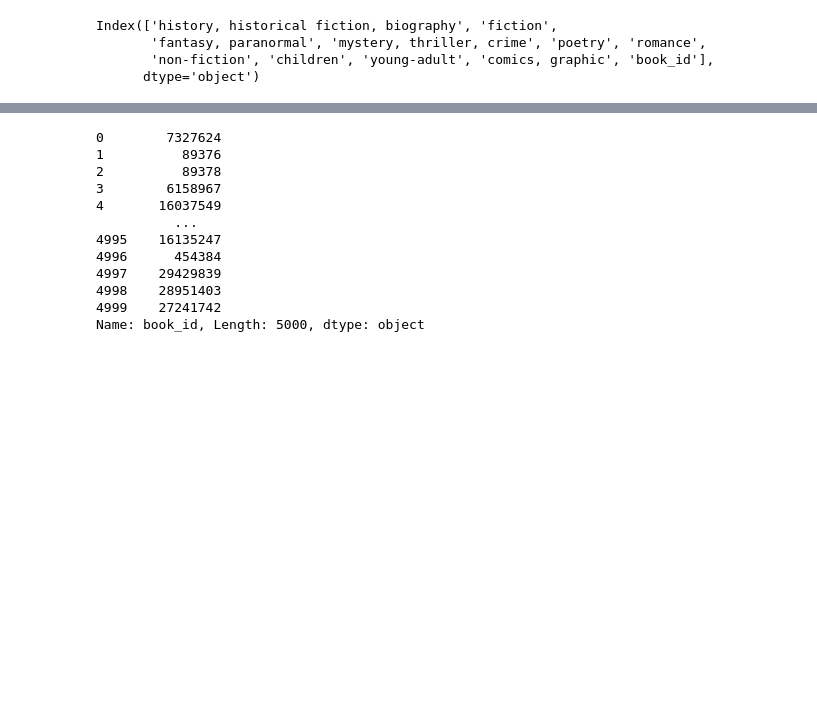
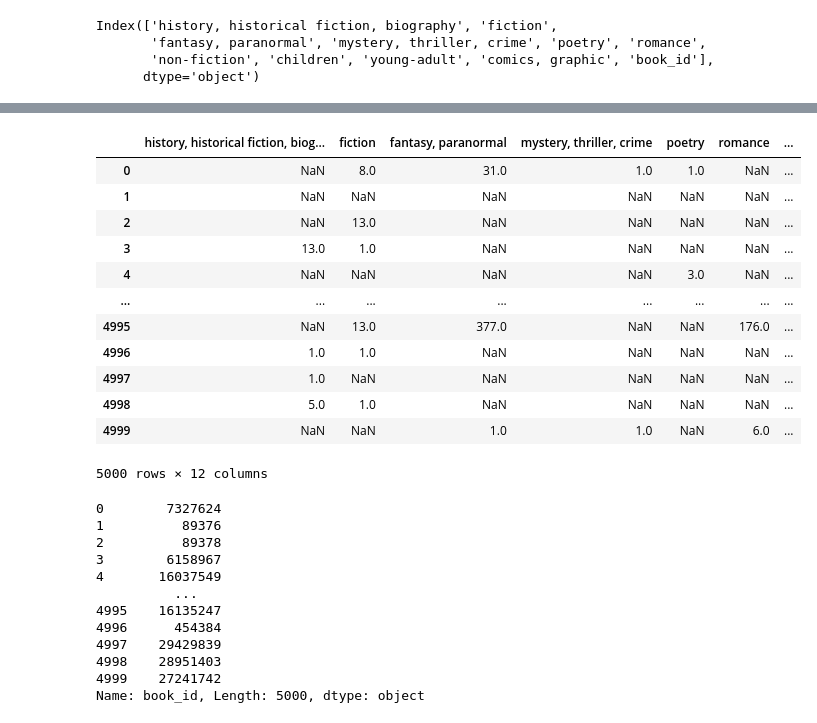
Before and after one commit to Srini-98/CS5260-Neural-Networks-2, a Jupyter notebook: data_collection/EDA.ipynb, the cells around one changed output, grey strips where cells are left out. Saved outputs shown, nothing was run; the diff lists cells and outputs as text; code cells hidden in the pictures; blank space fills up the shorter version.

Commit message:
Update book category for classification

```diff
--- a/data_collection/EDA.ipynb
+++ b/data_collection/EDA.ipynb
@@ -171,14 +158,22 @@ genre_labels_df_reduced["book_id"]
 4999    27241742
 Name: book_id, Length: 5000, dtype: object
 # %%
-def change_label_to_binary(val):
-    if str(val) == "nan":
-        return 0
-    else:
-        if float(val) > 0:
-            return 1
-        else:
-            return 0
+# def change_label_to_binary(val):
+#     if str(val) == "nan":
+#         return 0
+#     else:
+#         if float(val) > 0:
+#             return 1
+#         else:
+#             return 0
+
+def change_label_to_binary(row):
+    """
+    Set category label to 1 for only the one with max no of votes
+    """
+    category_idx = row.argmax()
+    #print(row.index[category_idx])
+    return row.index[category_idx]
 # %%
 genre_labels_df.columns
 # %% [output]
@@ -187,6 +182,6 @@ Index(['history, historical fiction, biography', 'fiction',
        'non-fiction', 'children', 'young-adult', 'comics, graphic', 'book_id'],
       dtype='object')
 # %%
-for col in genre_labels_df.columns:
-    if col != "book_id":
-        genre_labels_df_reduced[col] = genre_labels_df_reduced[col].apply(change_label_to_binary)
+genre_labels_df["category"] = genre_labels_df[['history, historical fiction, biography', 'fiction',\
+       'fantasy, paranormal', 'mystery, thriller, crime', 'poetry', 'romance',\
+       'non-fiction', 'children', 'young-adult', 'comics, graphic']].apply(lambda row: change_label_to_binary(row), axis = 1)
@@ -193,3 +210,19 @@ for col in genre_labels_df.columns:
+# %%
+genre_labels_df_reduced[genre_labels_df.columns]
+# %% [output]
+|  | history, historical fiction, biog... | fiction | fantasy, paranormal | mystery, thriller, crime | poetry | romance | ... |
+| 0 | NaN | 8.0 | 31.0 | 1.0 | 1.0 | NaN | ... |
+| 1 | NaN | NaN | NaN | NaN | NaN | NaN | ... |
+| 2 | NaN | 13.0 | NaN | NaN | NaN | NaN | ... |
+| 3 | 13.0 | 1.0 | NaN | NaN | NaN | NaN | ... |
+| 4 | NaN | NaN | NaN | NaN | 3.0 | NaN | ... |
+| ... | ... | ... | ... | ... | ... | ... | ... |
+| 4995 | NaN | 13.0 | 377.0 | NaN | NaN | 176.0 | ... |
+| 4996 | 1.0 | 1.0 | NaN | NaN | NaN | NaN | ... |
+| 4997 | 1.0 | NaN | NaN | NaN | NaN | NaN | ... |
+| 4998 | 5.0 | 1.0 | NaN | NaN | NaN | NaN | ... |
+| 4999 | NaN | NaN | 1.0 | 1.0 | NaN | 6.0 | ... |
+5000 rows × 12 columns
 # %%
 genre_labels_df_reduced["book_id"]
 # %% [output]
```
Also changed, not shown: parts of 8 cells of this notebook, 1 other file.
